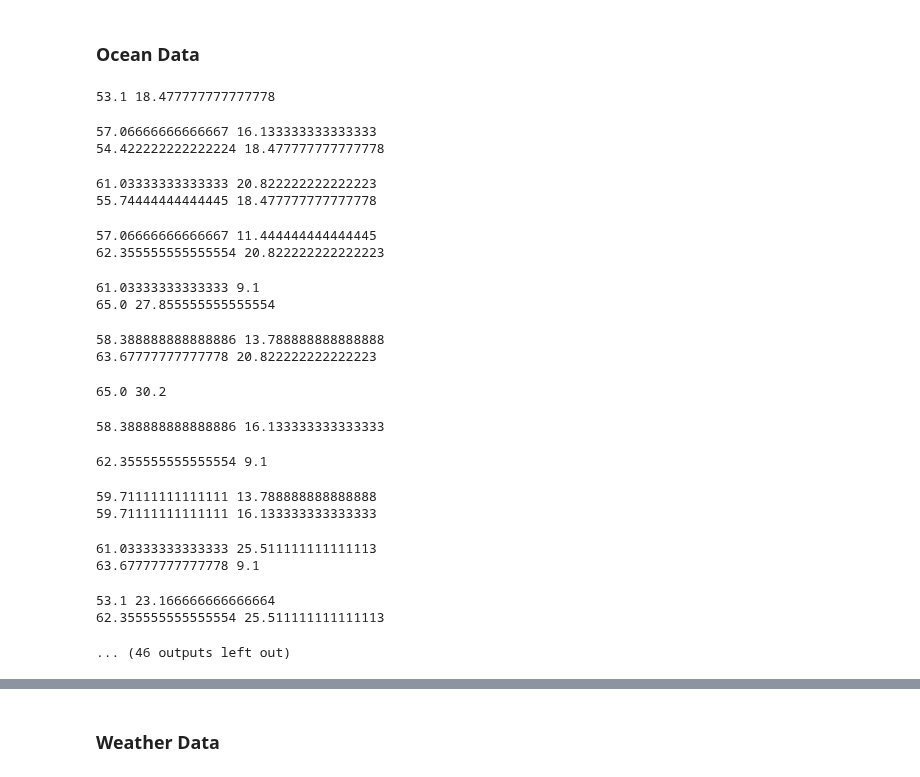
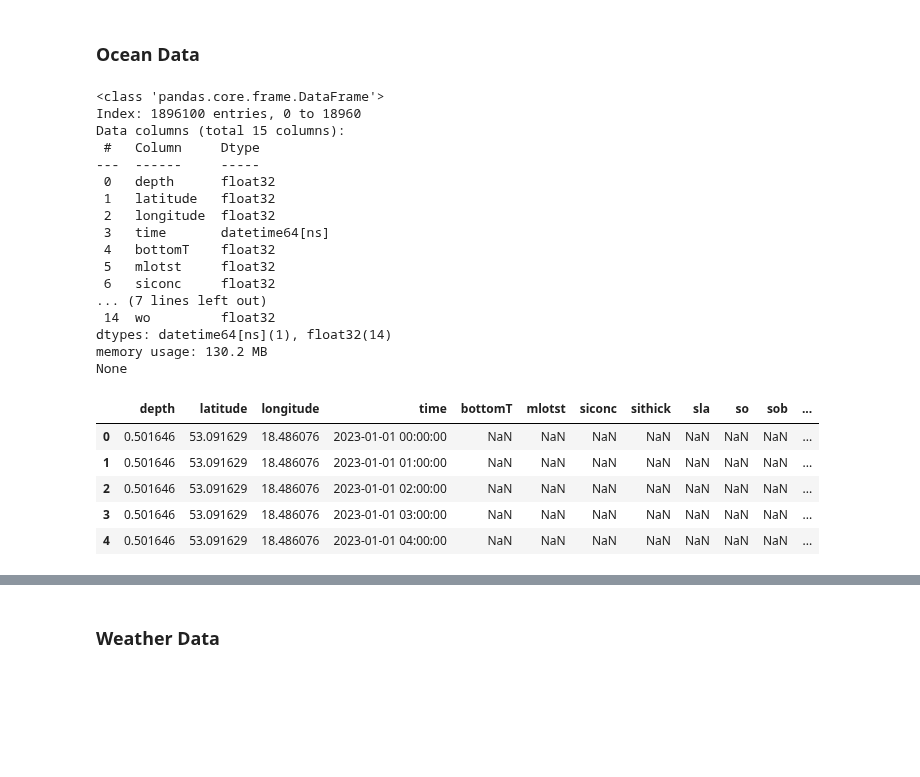
Before and after one commit to RATFIVE/GEOMAR-DeepLearning, a Jupyter notebook: app/backend/01_download_data.ipynb, the cells around one changed output, grey strips where cells are left out. Drawn from its saved outputs; the diff is of its cells as text; code cells hidden in the pictures; blank space fills up the shorter version.

```diff
--- a/app/backend/01_download_data.ipynb
+++ b/app/backend/01_download_data.ipynb
@@ -121,61 +102,68 @@ radius = 0.001
 variables = ["bottomT", "mlotst", "siconc", "sithick", "sla", "so", "sob", "thetao", "uo", "vo", "wo"]
 df_ocean = pd.DataFrame()
 for lat, lon in tqdm(coordinates, total=len(coordinates)):
-    print(lat, lon)
-    file = f'output_filename_{lat, lon}.nc'
+    #print(lat, lon)
 
-    if file in os.listdir():
-        data = xr.open_dataset(file)
+    # Check if file exists
+    path = Path("data")
+    file = f'Copernicus_{START_DATE}_{END_DATE}_lat{lat}-lon{lon}.nc'
+    file_path = Path(path, file)
+
+    if file in os.listdir("data"):
+        #print(f"File {file} already exists")
+        data = xr.open_dataset(file_path)
         data = data.to_dataframe().reset_index()
         df_ocean = pd.concat([df_ocean, data], axis=0)
     else:
         data = copernicus.get_subset(
             dataset_id="cmems_mod_bal_phy_anfc_PT1H-i",
             dataset_version="202411",
             variables=variables,
             minimum_longitude=lon-radius,
             maximum_longitude=lon+radius,
             minimum_latitude=lat-radius,
             maximum_latitude=lat+radius,
 
             start_datetime=START_DATE,
             end_datetime=END_DATE,
             minimum_depth=0.5016462206840515,
             maximum_depth=0.5016462206840515,
             coordinates_selection_method="strict-inside",
             disable_progress_bar=False,
             output_filename=file,
             delete_file=False)
 
 
 
         data = data.to_dataframe().reset_index()
         df_ocean = pd.concat([df_ocean, data], axis=0)
 
 print(df_ocean.info())
 display(df_ocean.head())
 # %% [output]
-53.1 18.477777777777778
+<class 'pandas.core.frame.DataFrame'>
+Index: 1896100 entries, 0 to 18960
+Data columns (total 15 columns):
+ #   Column     Dtype
+---  ------     -----
+ 0   depth      float32
+ 1   latitude   float32
+ 2   longitude  float32
+ 3   time       datetime64[ns]
+ 4   bottomT    float32
+ 5   mlotst     float32
+ 6   siconc     float32
+... (7 lines left out)
+ 14  wo         float32
+dtypes: datetime64[ns](1), float32(14)
+memory usage: 130.2 MB
+None
-57.06666666666667 16.133333333333333
-54.422222222222224 18.477777777777778
-61.03333333333333 20.822222222222223
-55.74444444444445 18.477777777777778
-57.06666666666667 11.444444444444445
-62.355555555555554 20.822222222222223
-61.03333333333333 9.1
-65.0 27.855555555555554
-58.388888888888886 13.788888888888888
-63.67777777777778 20.822222222222223
-65.0 30.2
-58.388888888888886 16.133333333333333
-62.355555555555554 9.1
-59.71111111111111 13.788888888888888
-59.71111111111111 16.133333333333333
-61.03333333333333 25.511111111111113
-63.67777777777778 9.1
-53.1 23.166666666666664
-62.355555555555554 25.511111111111113
-... (46 outputs left out)
+|  | depth | latitude | longitude | time | bottomT | mlotst | siconc | sithick | sla | so | sob | ... |
+| 0 | 0.501646 | 53.091629 | 18.486076 | 2023-01-01 00:00:00 | NaN | NaN | NaN | NaN | NaN | NaN | NaN | ... |
+| 1 | 0.501646 | 53.091629 | 18.486076 | 2023-01-01 01:00:00 | NaN | NaN | NaN | NaN | NaN | NaN | NaN | ... |
+| 2 | 0.501646 | 53.091629 | 18.486076 | 2023-01-01 02:00:00 | NaN | NaN | NaN | NaN | NaN | NaN | NaN | ... |
+| 3 | 0.501646 | 53.091629 | 18.486076 | 2023-01-01 03:00:00 | NaN | NaN | NaN | NaN | NaN | NaN | NaN | ... |
+| 4 | 0.501646 | 53.091629 | 18.486076 | 2023-01-01 04:00:00 | NaN | NaN | NaN | NaN | NaN | NaN | NaN | ... |
 # %%
 def process_df(df):
     # df = df.dropna(axis=1, how="all")
```
Also changed, not shown: parts of 7 cells of this notebook.
